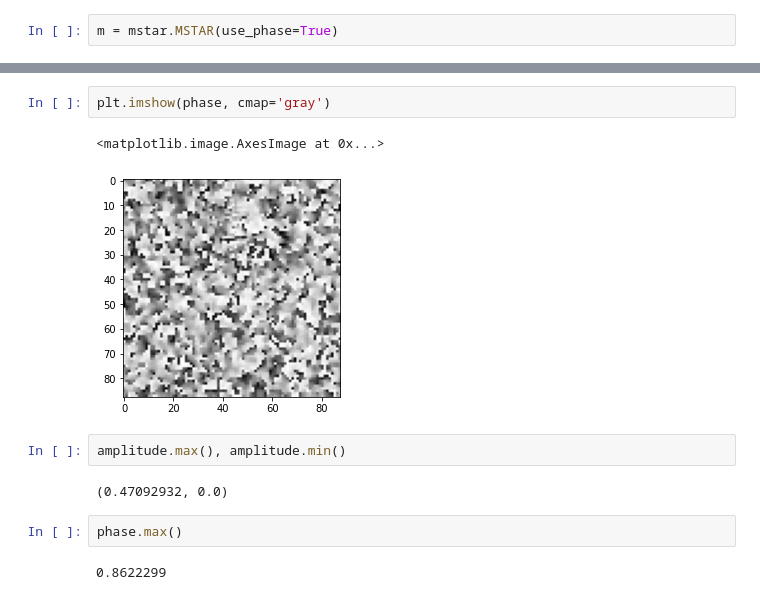
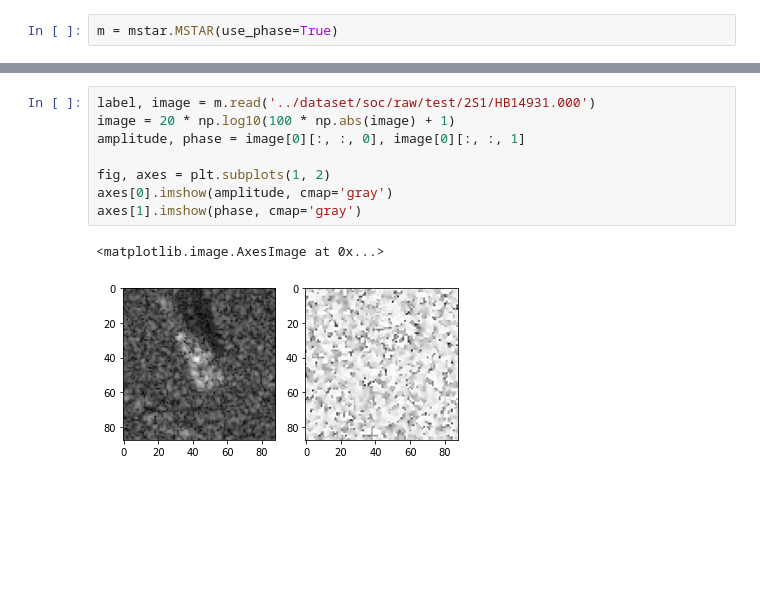
Before and after one commit to jangsoopark/AConvNet-pytorch, a Jupyter notebook: notebook/target-chip.ipynb, the cells around one changed output, grey strips where cells are left out. Cells and saved outputs as stored; diff of their text form; blank space fills up the shorter version.

```diff
--- a/notebook/target-chip.ipynb
+++ b/notebook/target-chip.ipynb
@@ -32,13 +34,11 @@ plt.imshow(amplitude, cmap='gray')
-# %%
-plt.imshow(phase, cmap='gray')
-# %% [output]
-<matplotlib.image.AxesImage at 0x...>
-[figure, removed]
-# %%
-amplitude.max(), amplitude.min()
-# %% [output]
-(0.47092932, 0.0)
-# %%
-phase.max()
-# %% [output]
-0.8622299
+# %%
+label, image = m.read('../dataset/soc/raw/test/2S1/HB14931.000')
+image = 20 * np.log10(100 * np.abs(image) + 1)
+amplitude, phase = image[0][:, :, 0], image[0][:, :, 1]
+
+fig, axes = plt.subplots(1, 2)
+axes[0].imshow(amplitude, cmap='gray')
+axes[1].imshow(phase, cmap='gray')
+# %% [output]
+<matplotlib.image.AxesImage at 0x...>
+[figure, added]
```
Also changed, not shown: parts of 2 cells of this notebook, 1 other file.
